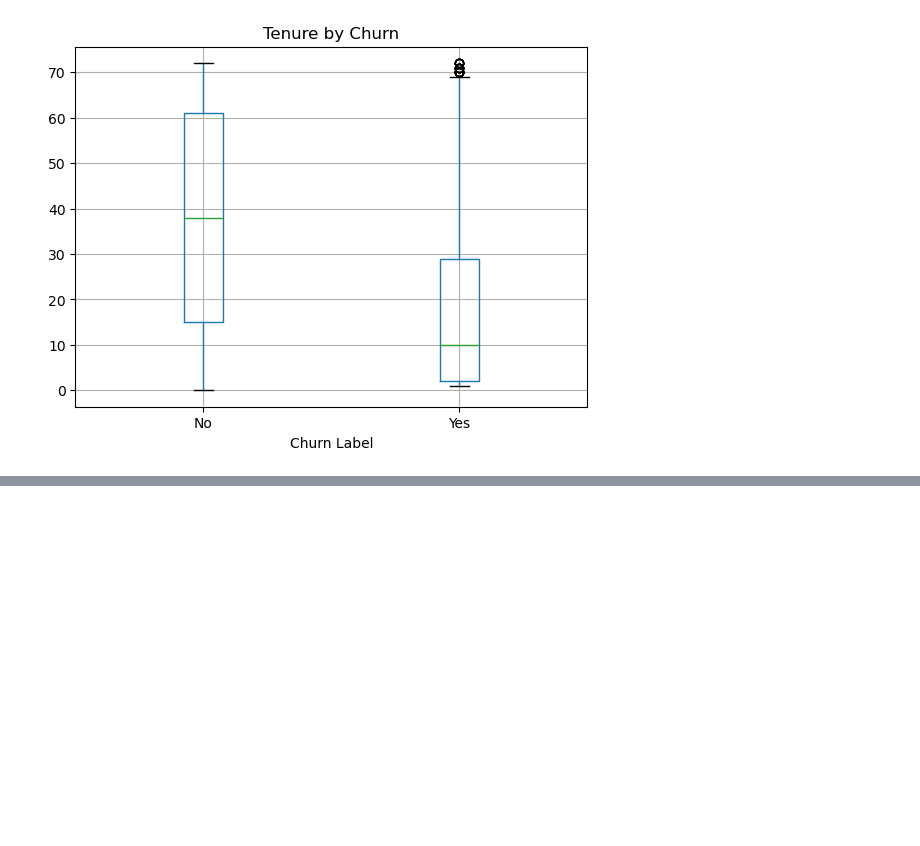
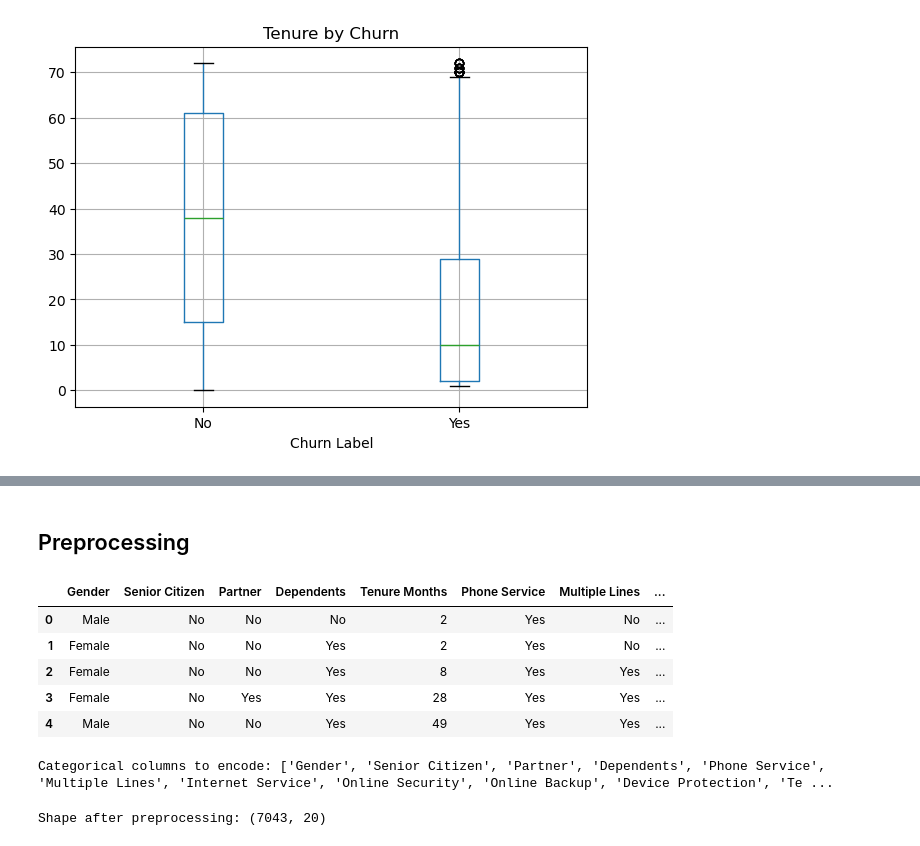
Before and after one commit to eceoguzbal/customer-churn-prediction, a Jupyter notebook: project.ipynb, the cells around one changed output, grey strips where cells are left out. Drawn from its saved outputs; the diff is of its cells as text; code cells hidden in the pictures; blank space fills up the shorter version.

Commit message:
Added Preprocessing

```diff
--- a/project.ipynb
+++ b/project.ipynb
@@ -120,0 +126,31 @@ plt.show()
+# %% [markdown]
+## Preprocessing
+# %%
+# Let's drop columns that are irrevelant
+cols_to_drop = ['CustomerID', 'Count', 'Country', 'State', 'City', 'Zip Code','Lat Long', 'Latitude', 'Longitude', 'Churn Score', 'CLTV', 'Churn Reason', 'Churn Value']
+df_clean = df.drop(columns=cols_to_drop).copy()
+# %%
+# Up there we did see Total Charges column stored as object so we have to fix that
+df_clean['Total Charges'] = pd.to_numeric(df_clean['Total Charges'], errors='coerce')
+df_clean['Total Charges'] = df_clean['Total Charges'].fillna(df_clean['Total Charges'].median())
+# %%
+# Encode the target (churn label)
+df_clean['Churn Label'] = df_clean['Churn Label'].map({'Yes': 1, 'No': 0})
+# we use churn label and map it to 0 or 1 that becomes our target
+# we dropped churn value so it doesn't appear in features
+# we could also just use churn value as y and drop churn label. i just wanted to do like this
+# %%
+df_clean.head() # checked here if it worked
+# %% [output]
+|  | Gender | Senior Citizen | Partner | Dependents | Tenure Months | Phone Service | Multiple Lines | ... |
+| 0 | Male | No | No | No | 2 | Yes | No | ... |
+| 1 | Female | No | No | Yes | 2 | Yes | No | ... |
+| 2 | Female | No | No | Yes | 8 | Yes | Yes | ... |
+| 3 | Female | No | Yes | Yes | 28 | Yes | Yes | ... |
+| 4 | Male | No | No | Yes | 49 | Yes | Yes | ... |
+# %%
+# Encode all categorical columns
+cat_cols = df_clean.select_dtypes(include='object').columns.tolist()
+print("Categorical columns to encode:", cat_cols)
+# %% [output]
+Categorical columns to encode: ['Gender', 'Senior Citizen', 'Partner', 'Dependents', 'Phone Service', 'Multiple Lines', 'Internet Service', 'Online Security', 'Online Backup', 'Device Protection', 'Te ...
@@ -120,0 +161,4 @@ plt.show()
+# %%
+print("Shape after preprocessing:", df_clean.shape)
+# %% [output]
+Shape after preprocessing: (7043, 20)
```
Also changed, not shown: parts of 4 cells of this notebook.
